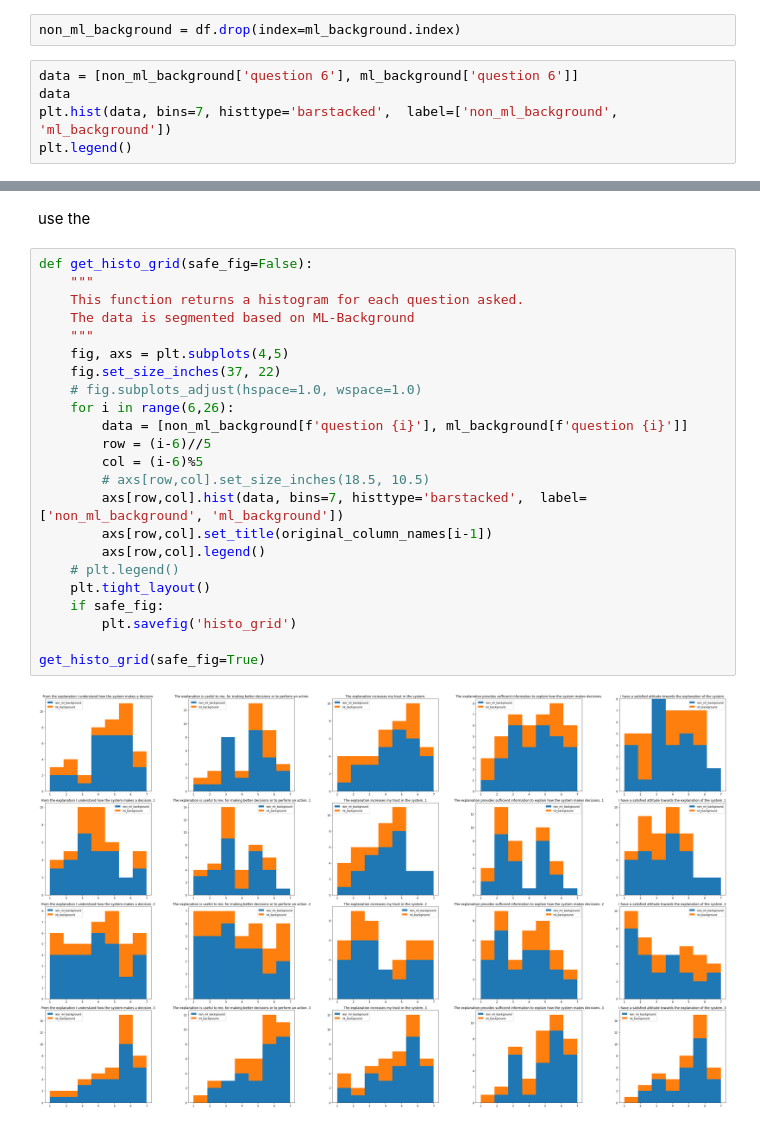
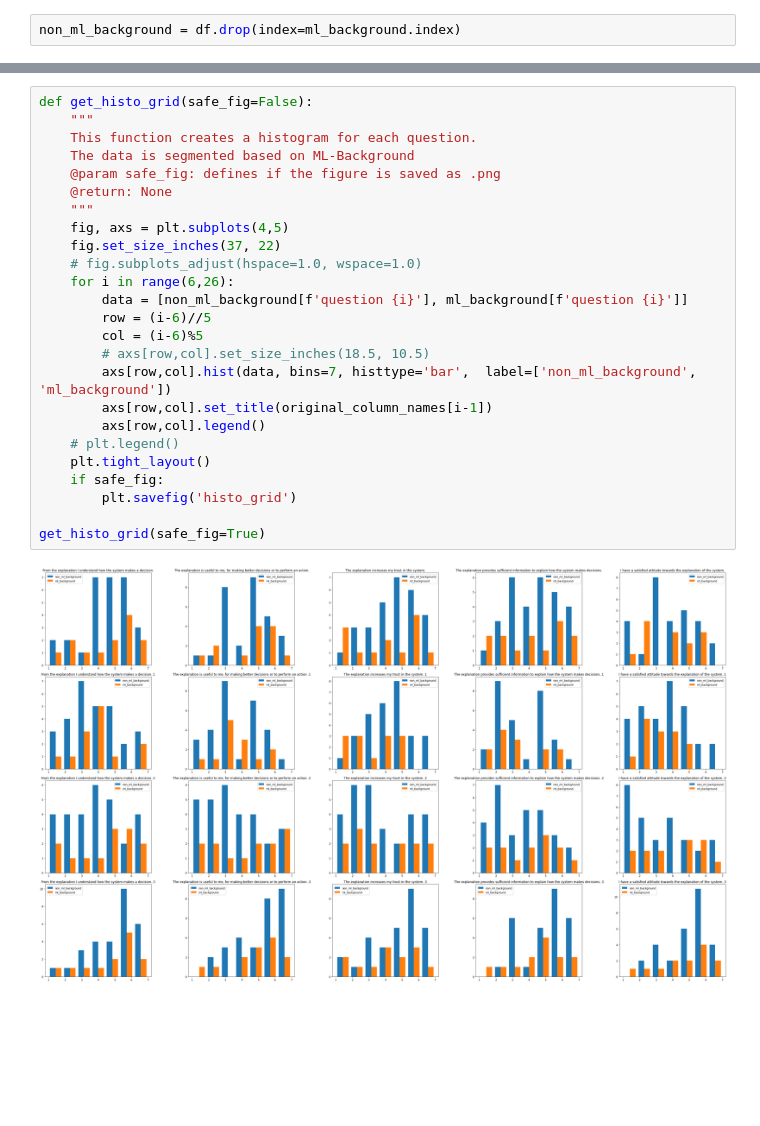
Before and after one commit to unofficial-Jona/Unimaas_researchproject_XAI, a Jupyter notebook: Data analysis.ipynb, the cells around one changed output, grey strips where cells are left out. Drawn from its saved outputs; the diff is of its cells as text; blank space fills up the shorter version.

```diff
--- a/Data analysis.ipynb
+++ b/Data analysis.ipynb
@@ -57,8 +39,3 @@ ml_background = df[df['question 3'] == 'AI']
 ml_background = ml_background.append(df[df['question 3'] == 'Data Science'])
 # %%
 non_ml_background = df.drop(index=ml_background.index)
-# %%
-data = [non_ml_background['question 6'], ml_background['question 6']]
-data
-plt.hist(data, bins=7, histtype='barstacked',  label=['non_ml_background', 'ml_background'])
-plt.legend()
@@ -68,27 +42,27 @@ plt.legend()
-# %% [markdown]
-use the
 # %%
 def get_histo_grid(safe_fig=False):
     """
-    This function returns a histogram for each question asked.
+    This function creates a histogram for each question.
     The data is segmented based on ML-Background
+    @param safe_fig: defines if the figure is saved as .png
+    @return: None
     """
     fig, axs = plt.subplots(4,5)
     fig.set_size_inches(37, 22)
     # fig.subplots_adjust(hspace=1.0, wspace=1.0)
     for i in range(6,26):
         data = [non_ml_background[f'question {i}'], ml_background[f'question {i}']]
         row = (i-6)//5
         col = (i-6)%5
         # axs[row,col].set_size_inches(18.5, 10.5)
-        axs[row,col].hist(data, bins=7, histtype='barstacked',  label=['non_ml_background', 'ml_background'])
+        axs[row,col].hist(data, bins=7, histtype='bar',  label=['non_ml_background', 'ml_background'])
         axs[row,col].set_title(original_column_names[i-1])
         axs[row,col].legend()
     # plt.legend()
     plt.tight_layout()
     if safe_fig:
         plt.savefig('histo_grid')
 
 get_histo_grid(safe_fig=True)
 # %% [output]
-[figure, old version]
+[figure, new version]
```
Also changed, not shown: parts of 5 cells of this notebook.
